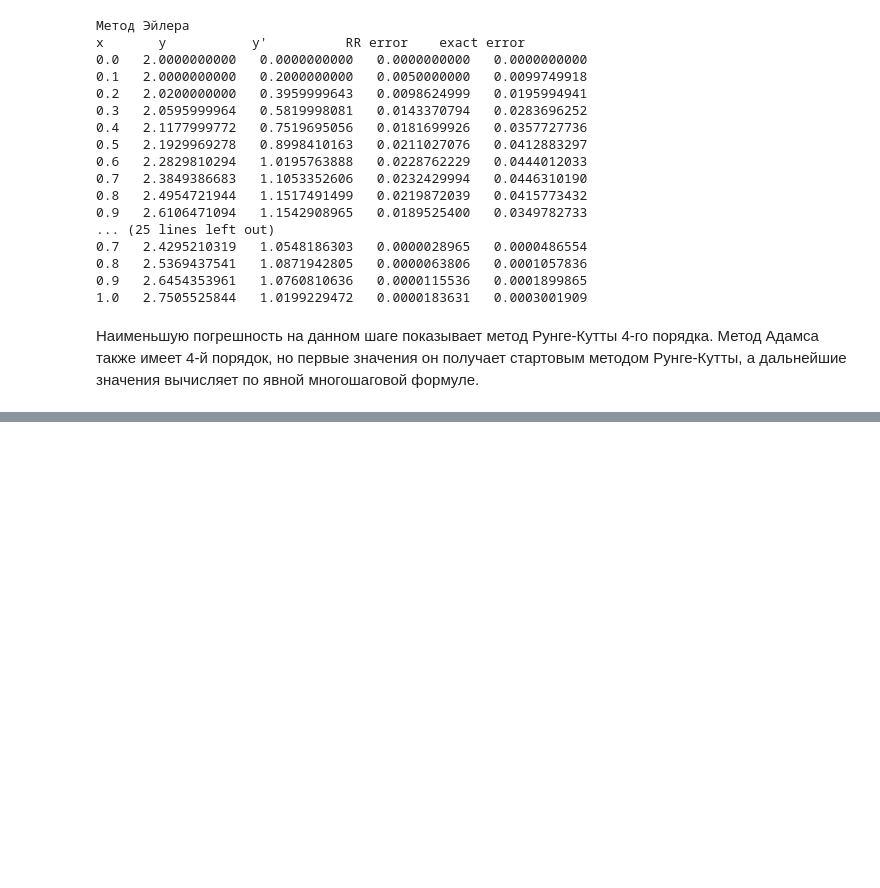
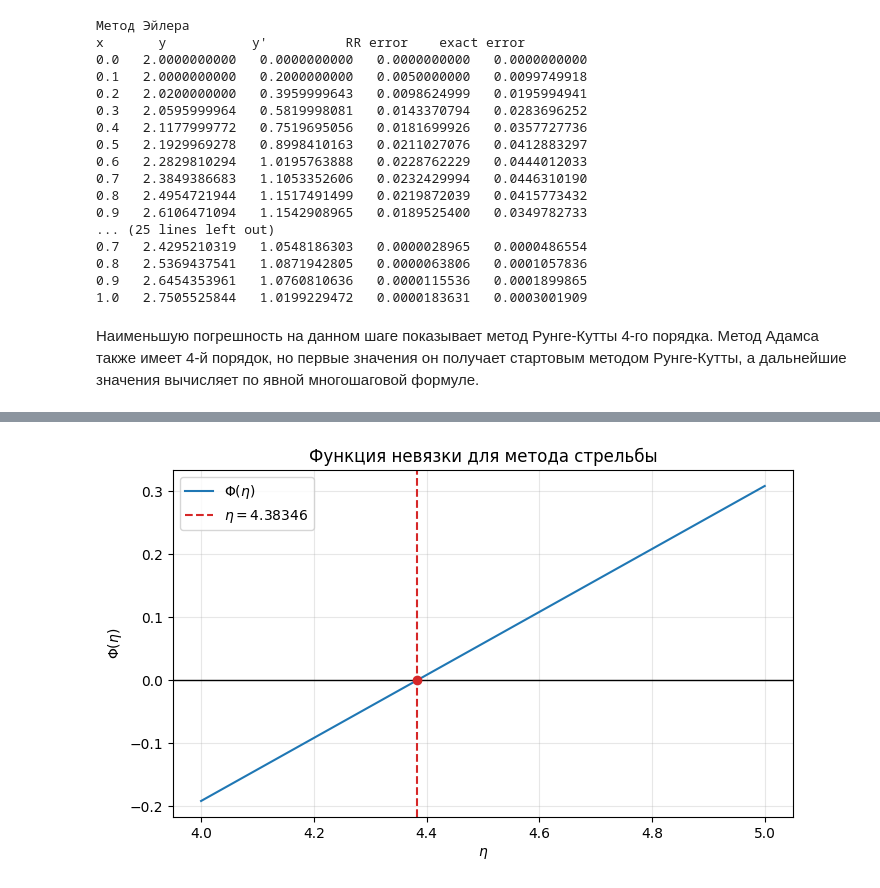
Before and after one commit to Matvey26/mai-numerical-methods, a Jupyter notebook: labs/lab4.ipynb, the cells around one changed output, grey strips where cells are left out. Saved outputs shown, nothing was run; the diff lists cells and outputs as text; code cells hidden in the pictures; blank space fills up the shorter version.

```diff
--- a/labs/lab4.ipynb
+++ b/labs/lab4.ipynb
@@ -79,0 +210,17 @@ x       y           y'          RR error    exact error
+# %%
+eta_values = np.linspace(4.0, 5.0, 101)
+phi_values = np.array([phi(eta_i) for eta_i in eta_values])
+
+plt.figure(figsize=(8, 4.5))
+plt.plot(eta_values, phi_values, label=r'$\Phi(\eta)$')
+plt.axhline(0.0, color='black', linewidth=1)
+plt.axvline(eta, color='tab:red', linestyle='--', label=fr'$\eta={eta:.5f}$')
+plt.scatter([eta], [phi(eta)], color='tab:red', zorder=3)
+plt.xlabel(r'$\eta$')
+plt.ylabel(r'$\Phi(\eta)$')
+plt.title('Функция невязки для метода стрельбы')
+plt.grid(True, alpha=0.3)
+plt.legend()
+plt.show()
+# %% [output]
+[figure, added]
```
Also changed, not shown: parts of 11 cells of this notebook, 4 other files.
